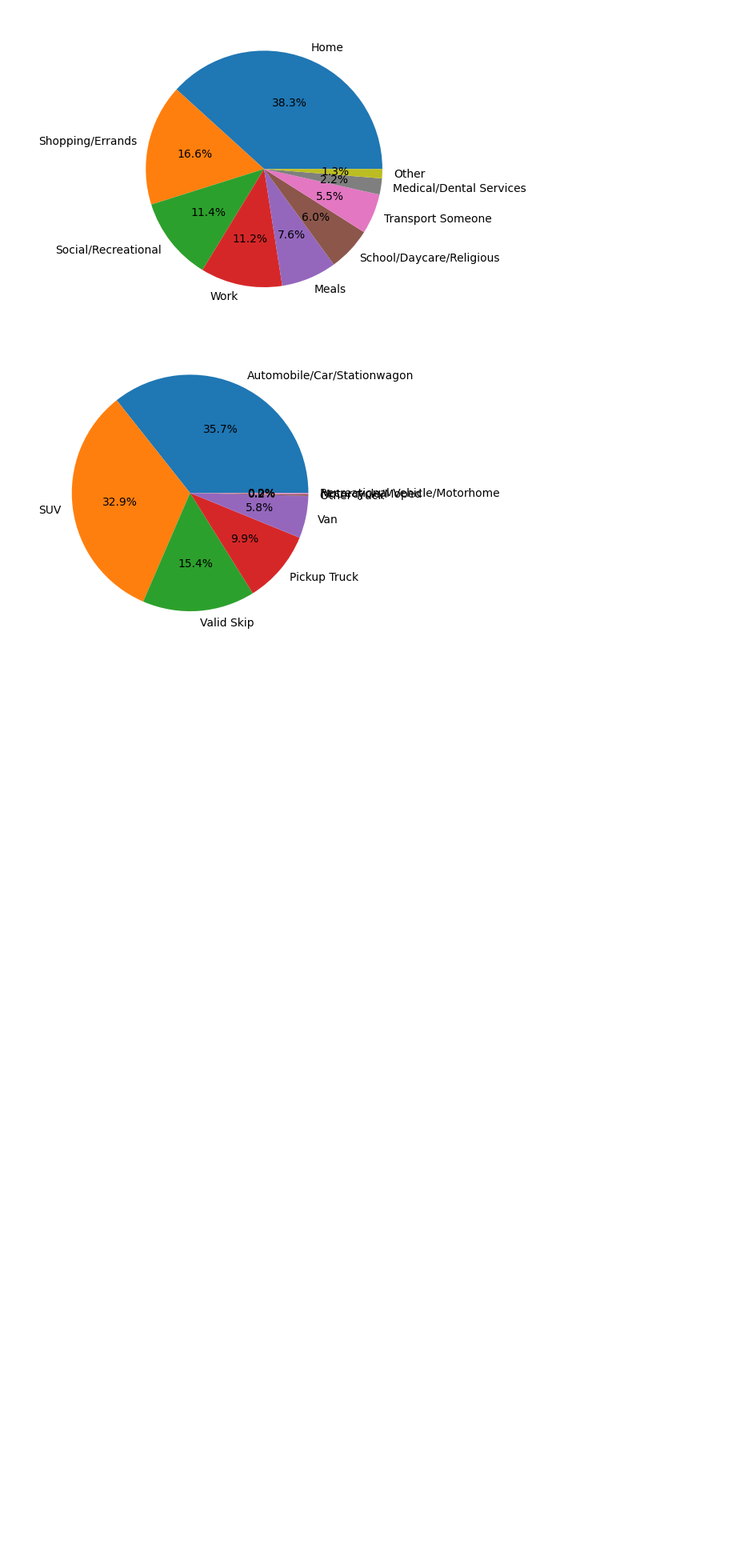
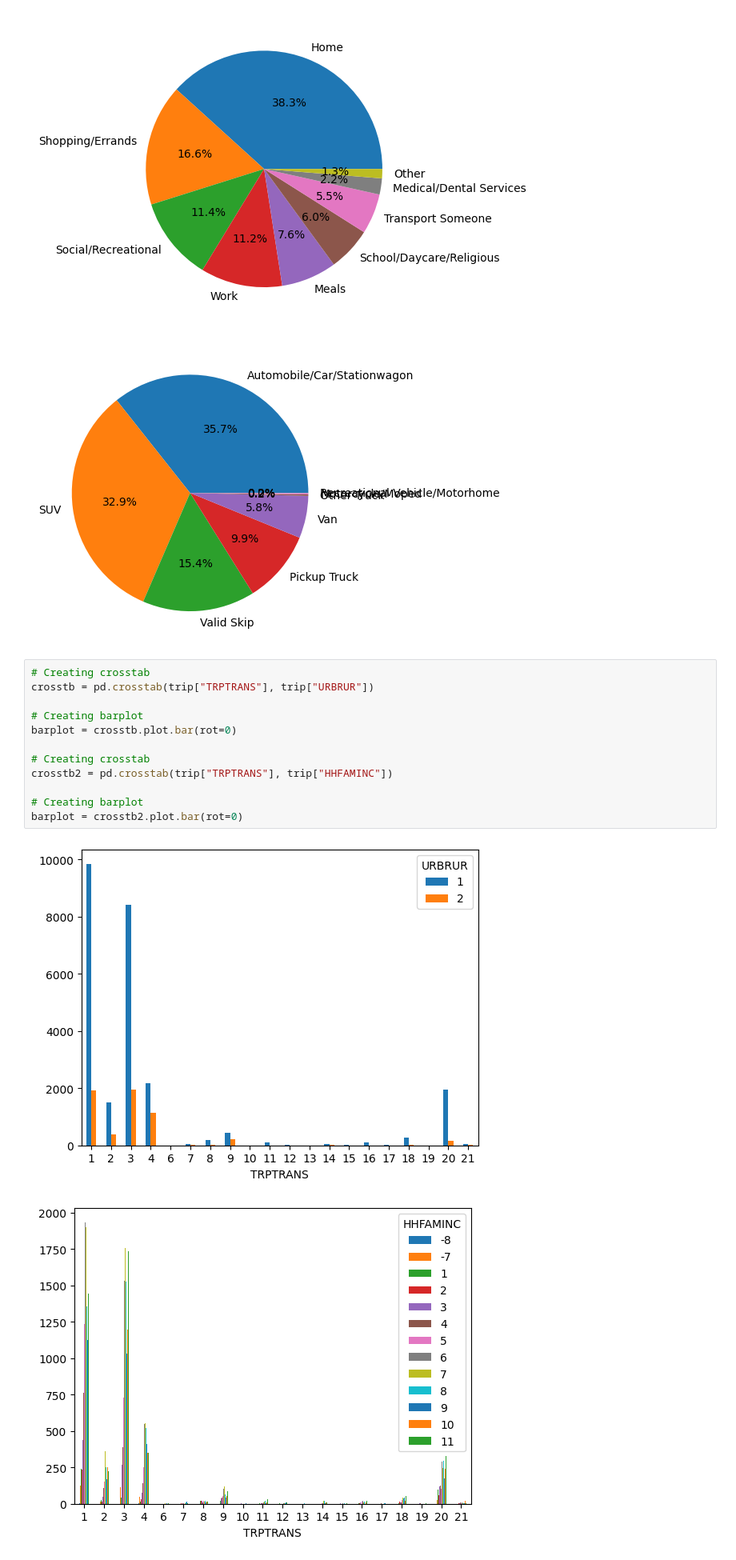
Before and after one commit to Xerconia/Transitlytics, a Jupyter notebook: meynard_eda.ipynb, the cells around one changed output. Shown at 80% size. Saved outputs shown, nothing was run; the diff lists cells and outputs as text; blank space fills up the shorter version.

```diff
--- a/meynard_eda.ipynb
+++ b/meynard_eda.ipynb
@@ -60,3 +60,18 @@ plt.show()
 # %% [output]
 [figure]
 [figure]
+# %%
+# Creating crosstab
+crosstb = pd.crosstab(trip["TRPTRANS"], trip["URBRUR"])
+
+# Creating barplot
+barplot = crosstb.plot.bar(rot=0)
+
+# Creating crosstab
+crosstb2 = pd.crosstab(trip["TRPTRANS"], trip["HHFAMINC"])
+
+# Creating barplot
+barplot = crosstb2.plot.bar(rot=0)
+# %% [output]
+[figure, added]
+[figure, added]
```
